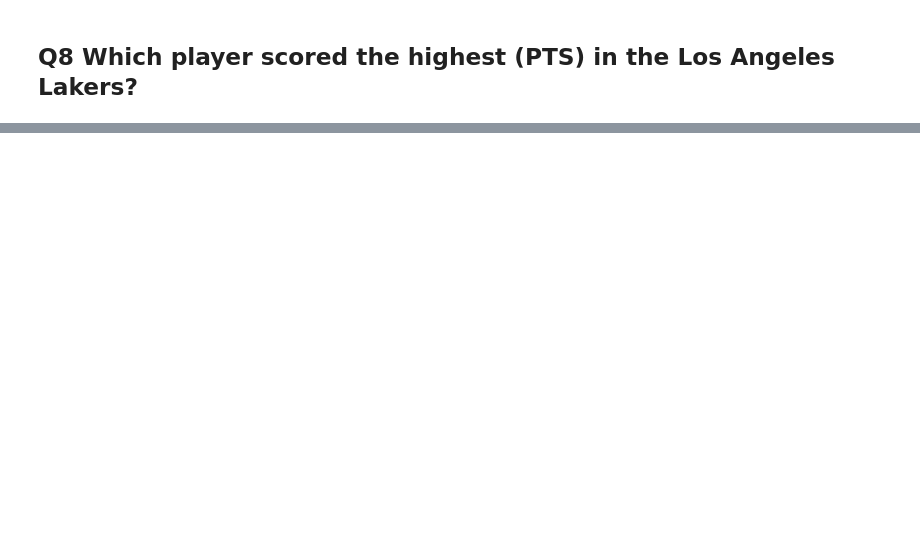
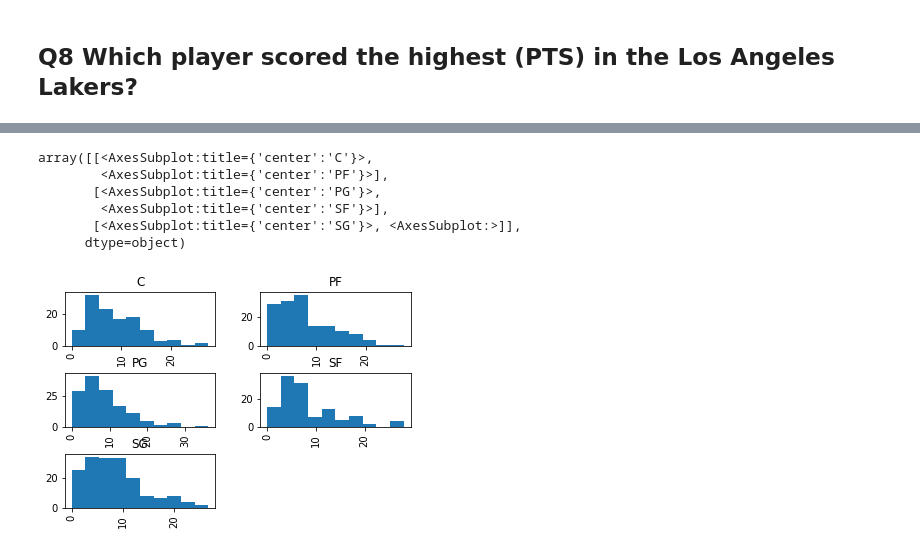
Before and after one commit to sandhyaammasi/EDA, a Jupyter notebook: expDataAna.ipynb, the cells around one changed output, grey strips where cells are left out. Drawn from its saved outputs; the diff is of its cells as text; code cells hidden in the pictures; blank space fills up the shorter version.

```diff
--- a/expDataAna.ipynb
+++ b/expDataAna.ipynb
@@ -302,0 +339,5 @@ LAL_teams[LAL_teams['PTS']==LAL_teams['PTS'].max()]
+# %%
+Pos_PTS_df = df[['Pos','PTS']]
+positions = ['C','PF','SF','PG','SG']
+Pos_PTS_df = Pos_PTS_df[Pos_PTS_df['Pos'].isin(positions)]
+Pos_PTS_df
@@ -302,0 +358,10 @@ LAL_teams[LAL_teams['PTS']==LAL_teams['PTS'].max()]
+# %%
+Pos_PTS_df.hist(by=Pos_PTS_df['Pos'])
+# %% [output]
+array([[<AxesSubplot:title={'center':'C'}>,
+        <AxesSubplot:title={'center':'PF'}>],
+       [<AxesSubplot:title={'center':'PG'}>,
+        <AxesSubplot:title={'center':'SF'}>],
+       [<AxesSubplot:title={'center':'SG'}>, <AxesSubplot:>]],
+      dtype=object)
+[figure, added]
```
Also changed, not shown: parts of 43 cells of this notebook, 1 other file.
